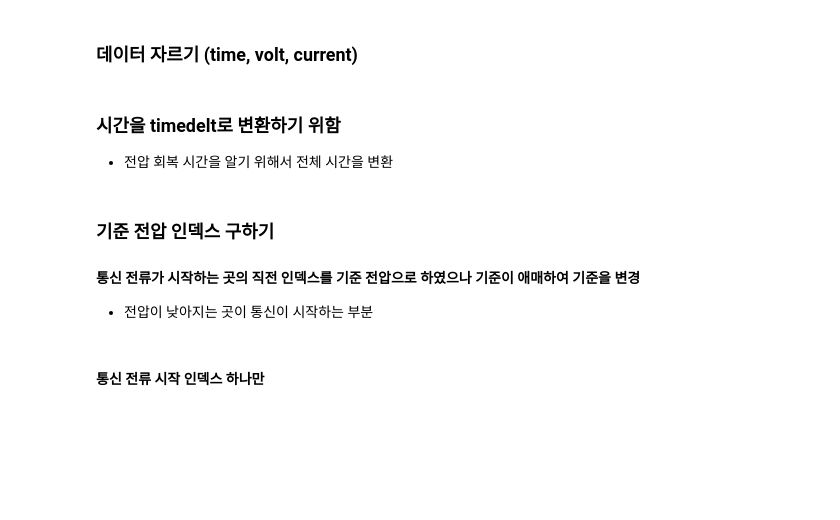
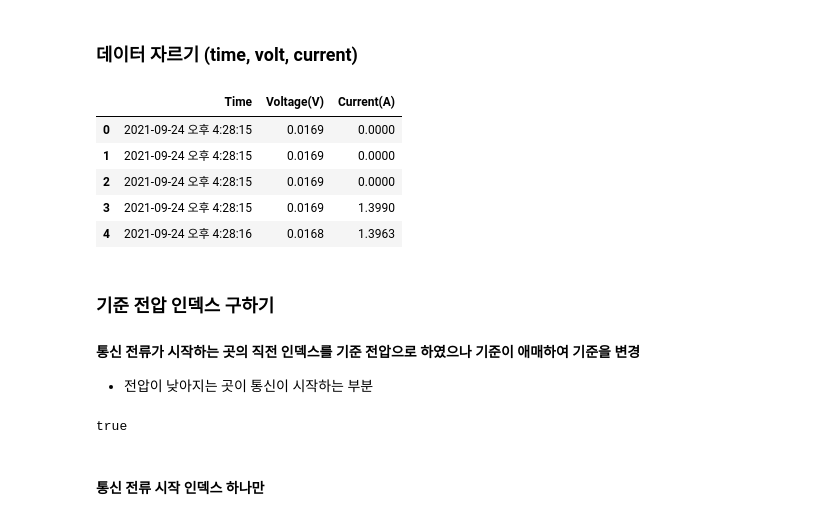
Before and after one commit to minD9it/Battery, a Jupyter notebook: DataAnalysis_DODI.ipynb, the cells around one changed output. Drawn from its saved outputs; the diff is of its cells as text; code cells hidden in the pictures; blank space fills up the shorter version.

```diff
--- a/DataAnalysis_DODI.ipynb
+++ b/DataAnalysis_DODI.ipynb
@@ -26,6 +26,3 @@ data.describe()
 ### 데이터 자르기 (time, volt, current)
 # %%
 data = data.iloc[:, :3] #.values
-# %% [markdown]
-### 시간을 timedelt로 변환하기 위함
-- 전압 회복 시간을 알기 위해서 전체 시간을 변환
@@ -61,3 +29,12 @@ for i in tqdm(date___):
+# %%
+data.head()
+# %% [output]
+|  | Time | Voltage(V) | Current(A) |
+| 0 | 2021-09-24 오후 4:28:15 | 0.0169 | 0.0000 |
+| 1 | 2021-09-24 오후 4:28:15 | 0.0169 | 0.0000 |
+| 2 | 2021-09-24 오후 4:28:15 | 0.0169 | 0.0000 |
+| 3 | 2021-09-24 오후 4:28:15 | 0.0169 | 1.3990 |
+| 4 | 2021-09-24 오후 4:28:16 | 0.0168 | 1.3963 |
 # %% [markdown]
 ### 기준 전압 인덱스 구하기
 #### 통신 전류가 시작하는 곳의 직전 인덱스를 기준 전압으로 하였으나 기준이 애매하여 기준을 변경
@@ -67,17 +44,21 @@ comm_A = np.where(data['Current(A)'] > 0.020) #통신 전류
 # %%
 # 전압이 2V 이하인 통신 전류 데이터 인덱스가 있는 경우
 if np.where(data['Voltage(V)'] < 2.000):
-    comm_V_ = np.where(data['Voltage(V)'] < 2.000) #2v가 넘는 곳의 인덱스: tuple
-    comm_V = np.array(comm_V_).reshape(len(comm_V_[0])) #np.array(comm_V_).shape: (1,len(comm_V_[0])) -> reshape(len(comm_V_[0]),)
+    print("true")
+    comm_V_ = np.where(data['Voltage(V)'] < 2.000) #2v가 넘는 곳의 인덱스
+    comm_V = np.array(comm_V_[0])
     comm_ = comm_A
 
-    #2v이하인 통신 전류 데이터 삭제
     for i in comm_V:
         comm_ = np.delete(comm_, np.where(comm_ == i))
 
 # 전압이 2V 이하인 통신 전류 데이터 인덱스가 없는 경우
 else:
+    print("false")
     comm_ = np.array(comm_A[0]) #comm_A[0]의 type이 tuple이기 때문에 numpy array로 변환
+    comm_ = np.array(comm_[0])
+# %% [output]
+true
 # %% [markdown]
 #### 통신 전류 시작 인덱스 하나만
 # %%
```
Also changed, not shown: parts of 16 cells of this notebook.
